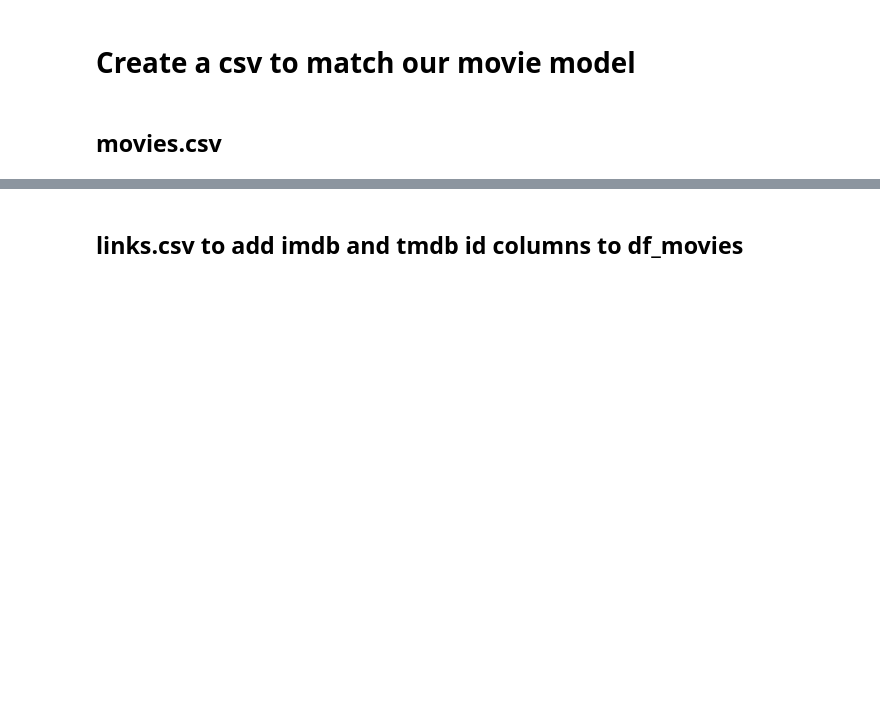
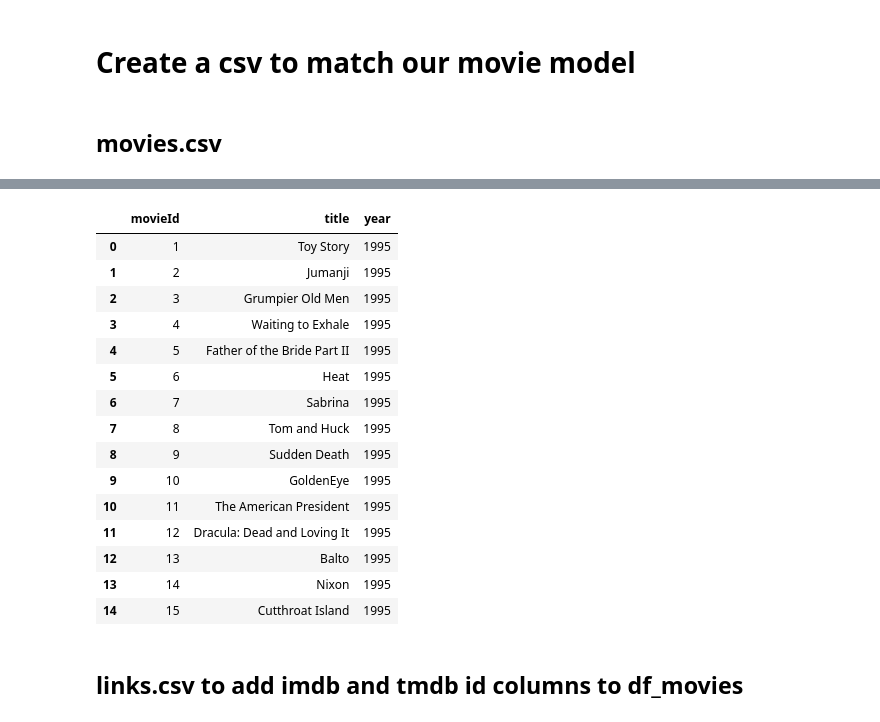
Before and after one commit to NomNomNavigator/PrismDeckData, a Jupyter notebook: notebooks/Movie.ipynb, the cells around one changed output, grey strips where cells are left out. Drawn from its saved outputs; the diff is of its cells as text; code cells hidden in the pictures; blank space fills up the shorter version.

```diff
--- a/notebooks/Movie.ipynb
+++ b/notebooks/Movie.ipynb
@@ -52,0 +42,5 @@ df_movies
+# %%
+# To remove any parenthesized titles
+# df_movies['title'] = df_movies['title'].str.replace(r'\(.*\)', '', regex=True)
+
+df_movies.loc[:, 'title'] = df_movies['title'].str.replace(r'\(.*\)', '', regex=True)
@@ -52,0 +61,18 @@ df_movies
+# %%
+# Move articles to front and strip out trailing comma
+
+def move_articles(title):
+    articles = ['The', 'An', 'A', 'Les', 'L\'', 'Das', 'Le', 'El', 'La', 'Da']
+    part = title.split(', ')
+
+    # If there is more than one part, i.e., title longer than one word
+    if len(part) > 1:
+        first_word = part[1].split(' ')[0]
+        if first_word in articles:
+            return f'{first_word} {words[0]}'
+    return title
+# %%
+# Apply to the 'title' column
+#df_movies['title'] = df_movies['title'].apply(move_articles)
+
+df_movies.loc[:, 'title'] = df_movies['title'].apply(move_articles)
@@ -53,3 +92,22 @@ df_movies
+# %%
+df_movies.head(15)
+# %% [output]
+|  | movieId | title | year |
+| 0 | 1 | Toy Story | 1995 |
+| 1 | 2 | Jumanji | 1995 |
+| 2 | 3 | Grumpier Old Men | 1995 |
+| 3 | 4 | Waiting to Exhale | 1995 |
+| 4 | 5 | Father of the Bride Part II | 1995 |
+| 5 | 6 | Heat | 1995 |
+| 6 | 7 | Sabrina | 1995 |
+| 7 | 8 | Tom and Huck | 1995 |
+| 8 | 9 | Sudden Death | 1995 |
+| 9 | 10 | GoldenEye | 1995 |
+| 10 | 11 | The American President | 1995 |
+| 11 | 12 | Dracula: Dead and Loving It | 1995 |
+| 12 | 13 | Balto | 1995 |
+| 13 | 14 | Nixon | 1995 |
+| 14 | 15 | Cutthroat Island | 1995 |
 # %% [markdown]
 ## links.csv to add imdb and tmdb id columns to df_movies
 # %%
```
Also changed, not shown: parts of 18 cells of this notebook, 1 other file.
